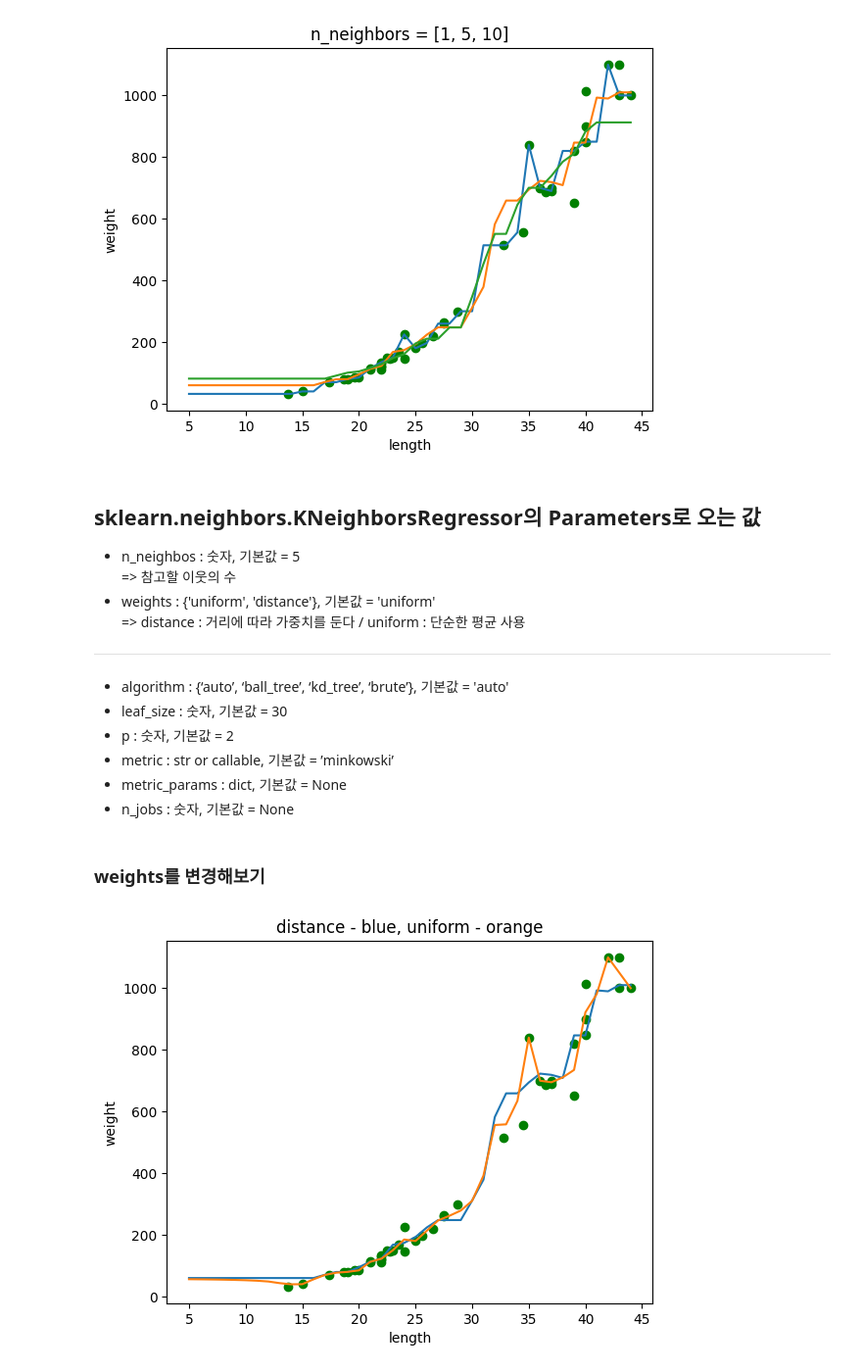
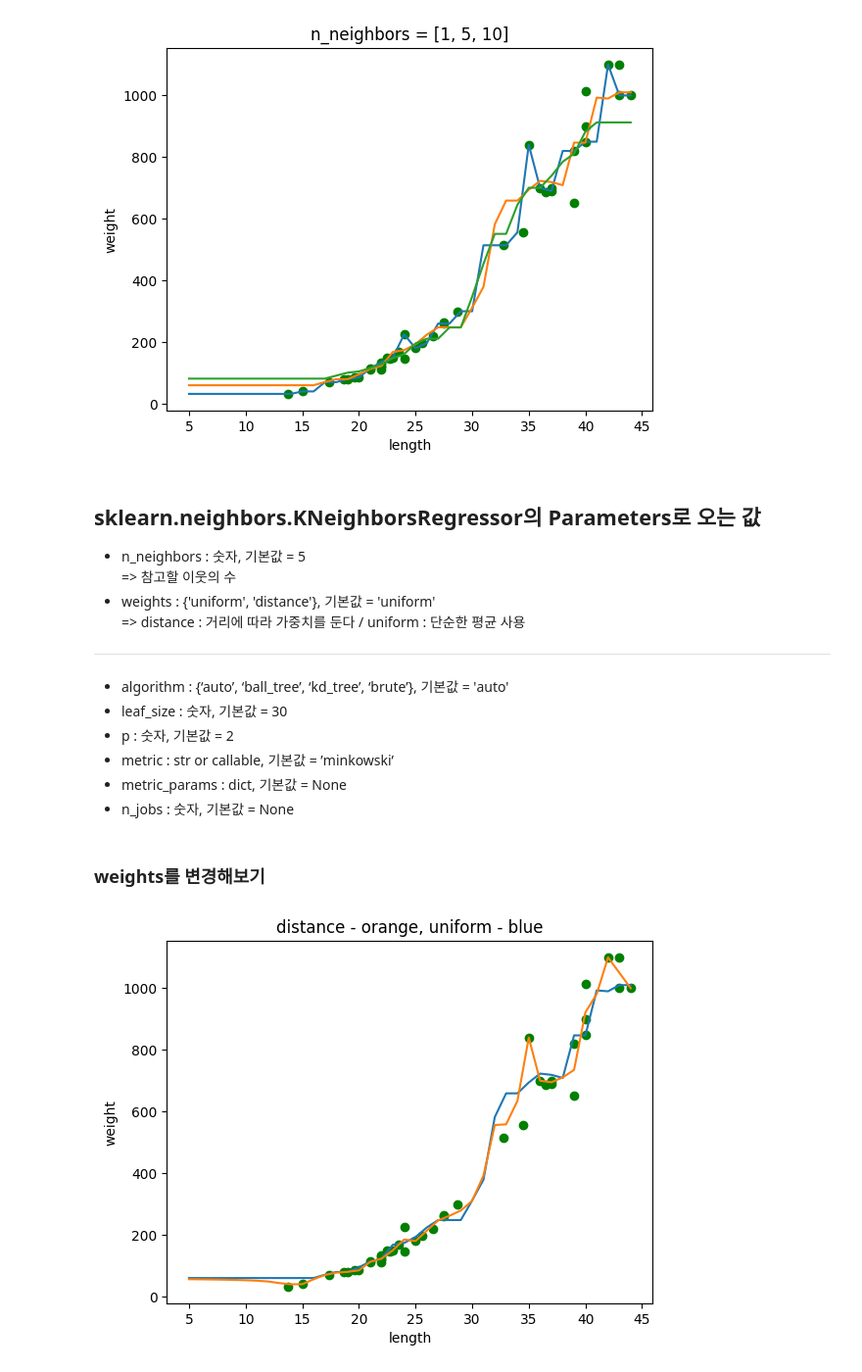
Before and after one commit to yyaallpp-naver-com/1-, a Jupyter notebook: 03-1.ipynb, the cells around one changed output. Shown at 98% size. Drawn from its saved outputs; the diff is of its cells as text; code cells hidden in the pictures.

```diff
--- a/03-1.ipynb
+++ b/03-1.ipynb
@@ -235,8 +235,8 @@ plt.show()
 # %% [markdown]
 ## sklearn.neighbors.KNeighborsRegressor의 Parameters로 오는 값
 
-* n_neighbos : 숫자, 기본값 = 5
-<br> => 참고할 이웃의 수
+* n_neighbors : 숫자, 기본값 = 5
+  <br> => 참고할 이웃의 수
 * weights : {'uniform', 'distance'}, 기본값 = 'uniform'
   <br> => distance : 거리에 따라 가중치를 둔다 / uniform : 단순한 평균 사용
 
@@ -255,21 +255,21 @@ plt.show()
 # %%
 knr5 = KNeighborsRegressor()       # 기본값 : 파랑
 knr5.n_neighbors = 5
 knr5.fit(train_input, train_target)
 prediction5 = knr5.predict(x)
 
 knr6 = KNeighborsRegressor()     # distance 사용 : 주황
 knr6.n_neighbors = 5
 knr6.weights = 'distance'
 knr6.fit(train_input, train_target)
 prediction6 = knr6.predict(x)
 
 
 plt.scatter(train_input, train_target, color='green')
 plt.plot(x, prediction5, x, prediction6)
-plt.title('distance - blue, uniform - orange')
+plt.title('distance - orange, uniform - blue')
 plt.xlabel('length')
 plt.ylabel('weight')
 plt.show()
 # %% [output]
-[figure, old version]
+[figure, new version]
```
